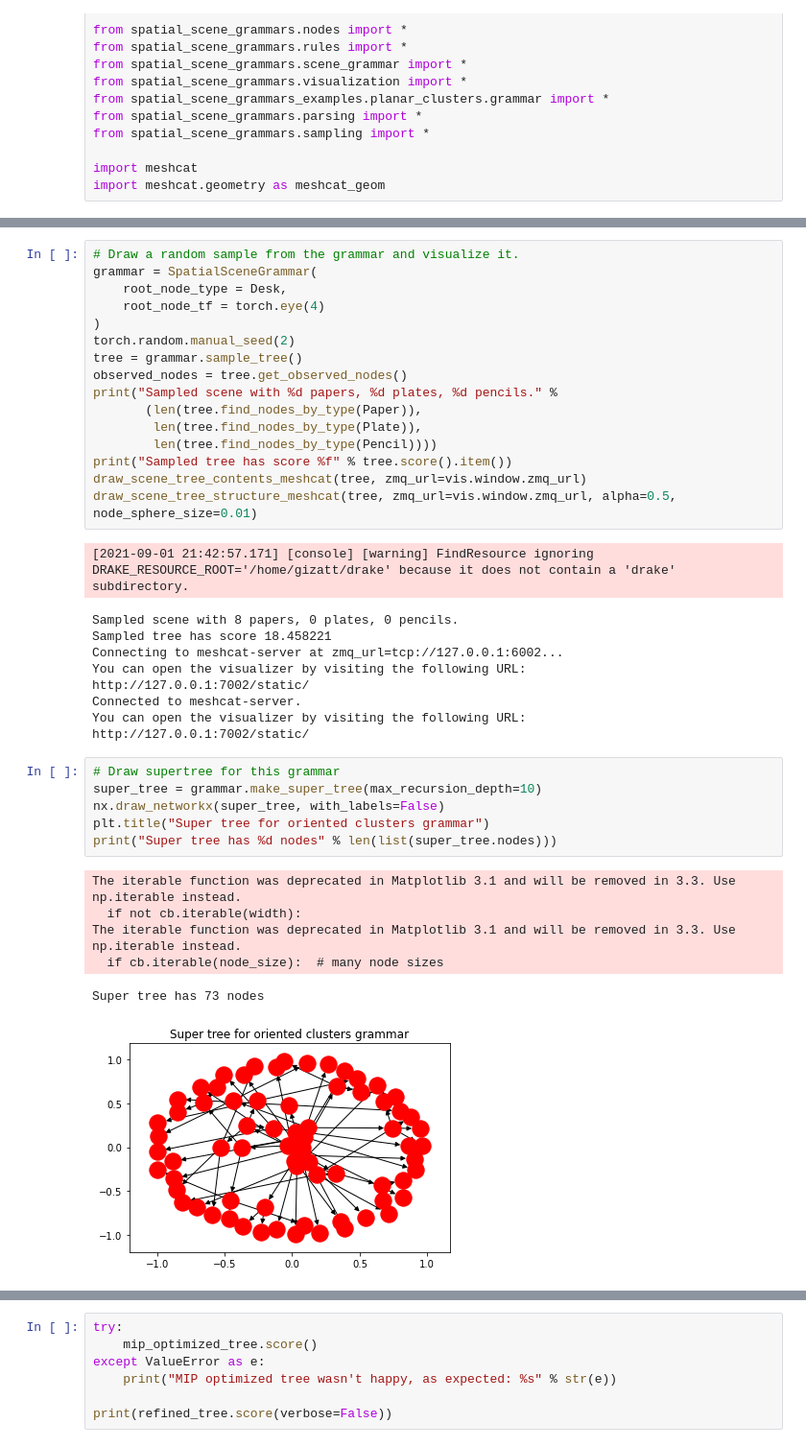
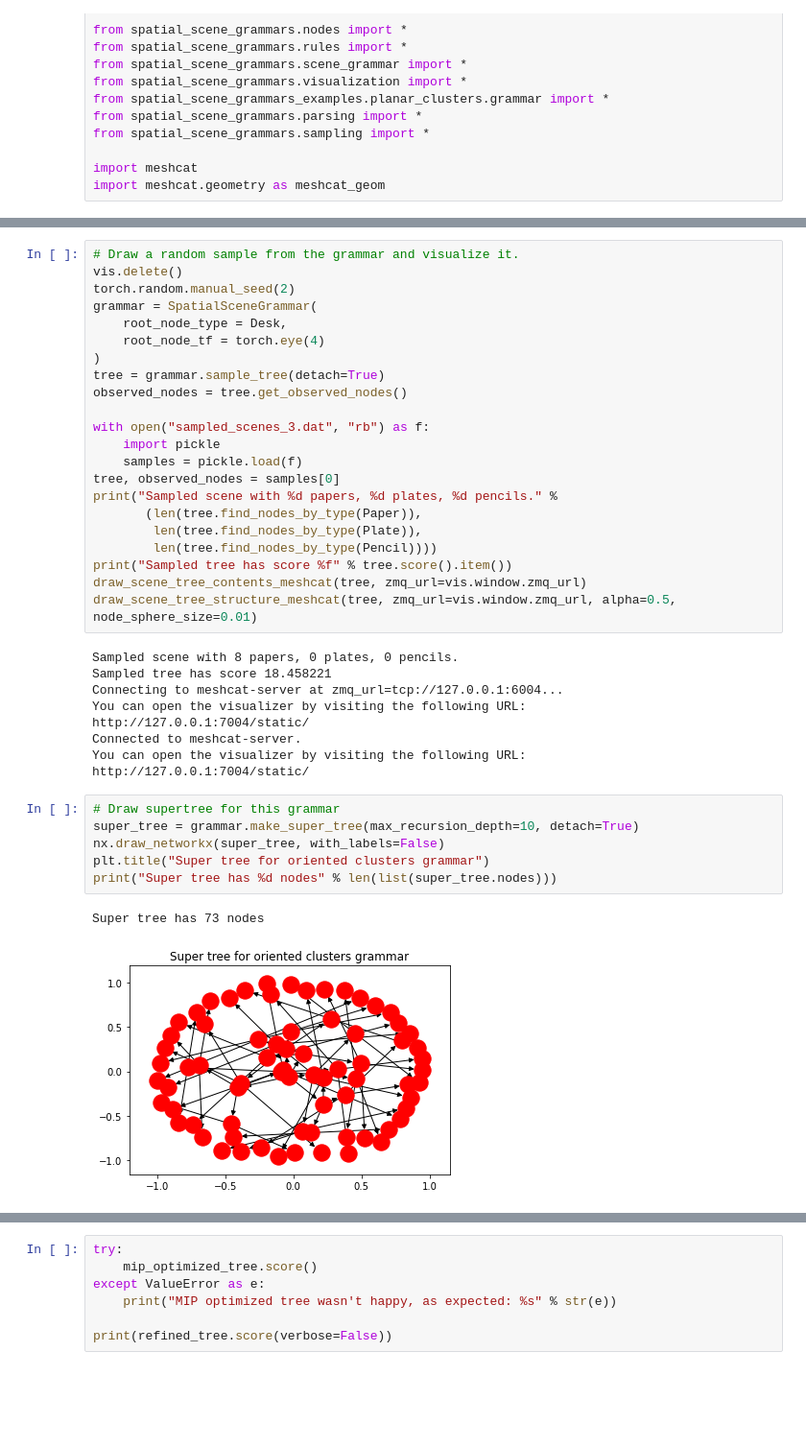
Before and after one commit to gizatt/spatial_scene_grammars, a Jupyter notebook: spatial_scene_grammars_examples/planar_clusters/demo_grammar.ipynb, the cells around one changed output, grey strips where cells are left out. Shown at 96% size. Cells and saved outputs as stored; diff of their text form; blank space fills up the shorter version.

```diff
--- a/spatial_scene_grammars_examples/planar_clusters/demo_grammar.ipynb
+++ b/spatial_scene_grammars_examples/planar_clusters/demo_grammar.ipynb
@@ -41,13 +41,19 @@ Meshcat url:  http://127.0.0.1:7002/static/
 [interactive output not drawn]
 # %%
 # Draw a random sample from the grammar and visualize it.
+vis.delete()
+torch.random.manual_seed(2)
 grammar = SpatialSceneGrammar(
     root_node_type = Desk,
     root_node_tf = torch.eye(4)
 )
-torch.random.manual_seed(2)
-tree = grammar.sample_tree()
+tree = grammar.sample_tree(detach=True)
 observed_nodes = tree.get_observed_nodes()
+
+with open("sampled_scenes_3.dat", "rb") as f:
+    import pickle
+    samples = pickle.load(f)
+tree, observed_nodes = samples[0]
 print("Sampled scene with %d papers, %d plates, %d pencils." %
        (len(tree.find_nodes_by_type(Paper)),
         len(tree.find_nodes_by_type(Plate)),
@@ -56,28 +62,23 @@ print("Sampled tree has score %f" % tree.score().item())
 draw_scene_tree_contents_meshcat(tree, zmq_url=vis.window.zmq_url)
 draw_scene_tree_structure_meshcat(tree, zmq_url=vis.window.zmq_url, alpha=0.5, node_sphere_size=0.01)
 # %% [output]
-[2021-09-01 21:42:57.171] [console] [warning] FindResource ignoring DRAKE_RESOURCE_ROOT='/home/gizatt/drake' because it does not contain a 'drake' subdirectory.
+Sampled scene with 8 papers, 0 plates, 0 pencils.
+Sampled tree has score 18.458221
+Connecting to meshcat-server at zmq_url=tcp://127.0.0.1:6004...
+You can open the visualizer by visiting the following URL:
+http://127.0.0.1:7004/static/
+Connected to meshcat-server.
+You can open the visualizer by visiting the following URL:
+http://127.0.0.1:7004/static/
-Sampled scene with 8 papers, 0 plates, 0 pencils.
-Sampled tree has score 18.458221
-Connecting to meshcat-server at zmq_url=tcp://127.0.0.1:6002...
-You can open the visualizer by visiting the following URL:
-http://127.0.0.1:7002/static/
-Connected to meshcat-server.
-You can open the visualizer by visiting the following URL:
-http://127.0.0.1:7002/static/
 # %%
 # Draw supertree for this grammar
-super_tree = grammar.make_super_tree(max_recursion_depth=10)
+super_tree = grammar.make_super_tree(max_recursion_depth=10, detach=True)
 nx.draw_networkx(super_tree, with_labels=False)
 plt.title("Super tree for oriented clusters grammar")
 print("Super tree has %d nodes" % len(list(super_tree.nodes)))
 # %% [output]
-The iterable function was deprecated in Matplotlib 3.1 and will be removed in 3.3. Use np.iterable instead.
-  if not cb.iterable(width):
-The iterable function was deprecated in Matplotlib 3.1 and will be removed in 3.3. Use np.iterable instead.
-  if cb.iterable(node_size):  # many node sizes
+Super tree has 73 nodes
-Super tree has 73 nodes
-[figure, old version]
+[figure, new version]
 # %%
 # Parse this tree
 inference_results = infer_mle_tree_with_mip(
```
Also changed, not shown: parts of 5 cells of this notebook, 3 other files.
